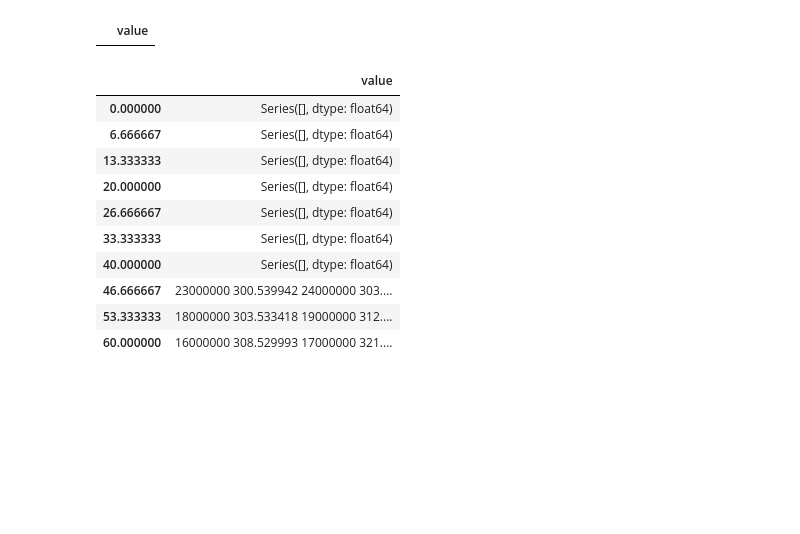
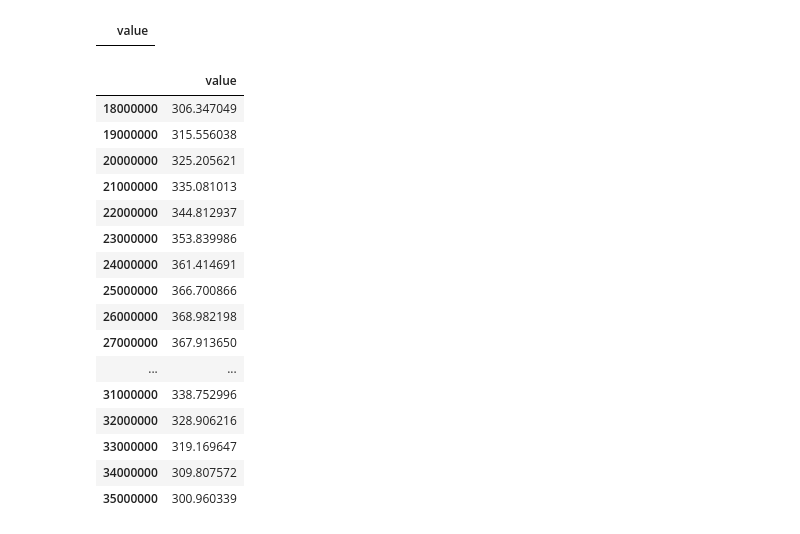
Before and after one commit to hadleigh-000/Space_Toast_ModSim, a Jupyter notebook: proj3_semi_working.ipynb, the cells around one changed output. Drawn from its saved outputs; the diff is of its cells as text; code cells hidden in the pictures; blank space fills up the shorter version.

```diff
--- a/proj3_semi_working.ipynb
+++ b/proj3_semi_working.ipynb
@@ -204,24 +204,31 @@ temp_func(condition, 45)
 # %% [output]
 |  | value |
 # %%
-angles= linspace(0, 60, 10)
+angles= linspace(0, 60, 11)
 
 def angle_sweep(angles, condition):
     angle_res= SweepSeries()
     for ang in angles:
         angle_res[ang] = temp_func(condition, ang)
     return angle_res
 
-angle_sweep(angles, condition)
+sweeptest= angle_sweep(angles, condition)
+sweeptest[54]
 # %% [output]
 |  | value |
-| 0.000000 | Series([], dtype: float64) |
-| 6.666667 | Series([], dtype: float64) |
-| 13.333333 | Series([], dtype: float64) |
-| 20.000000 | Series([], dtype: float64) |
-| 26.666667 | Series([], dtype: float64) |
-| 33.333333 | Series([], dtype: float64) |
-| 40.000000 | Series([], dtype: float64) |
-| 46.666667 | 23000000 300.539942 24000000 303.... |
-| 53.333333 | 18000000 303.533418 19000000 312.... |
-| 60.000000 | 16000000 308.529993 17000000 321.... |
+| 18000000 | 306.347049 |
+| 19000000 | 315.556038 |
+| 20000000 | 325.205621 |
+| 21000000 | 335.081013 |
+| 22000000 | 344.812937 |
+| 23000000 | 353.839986 |
+| 24000000 | 361.414691 |
+| 25000000 | 366.700866 |
+| 26000000 | 368.982198 |
+| 27000000 | 367.913650 |
+| ... | ... |
+| 31000000 | 338.752996 |
+| 32000000 | 328.906216 |
+| 33000000 | 319.169647 |
+| 34000000 | 309.807572 |
+| 35000000 | 300.960339 |
```
Also changed, not shown: parts of 1 cell of this notebook.
